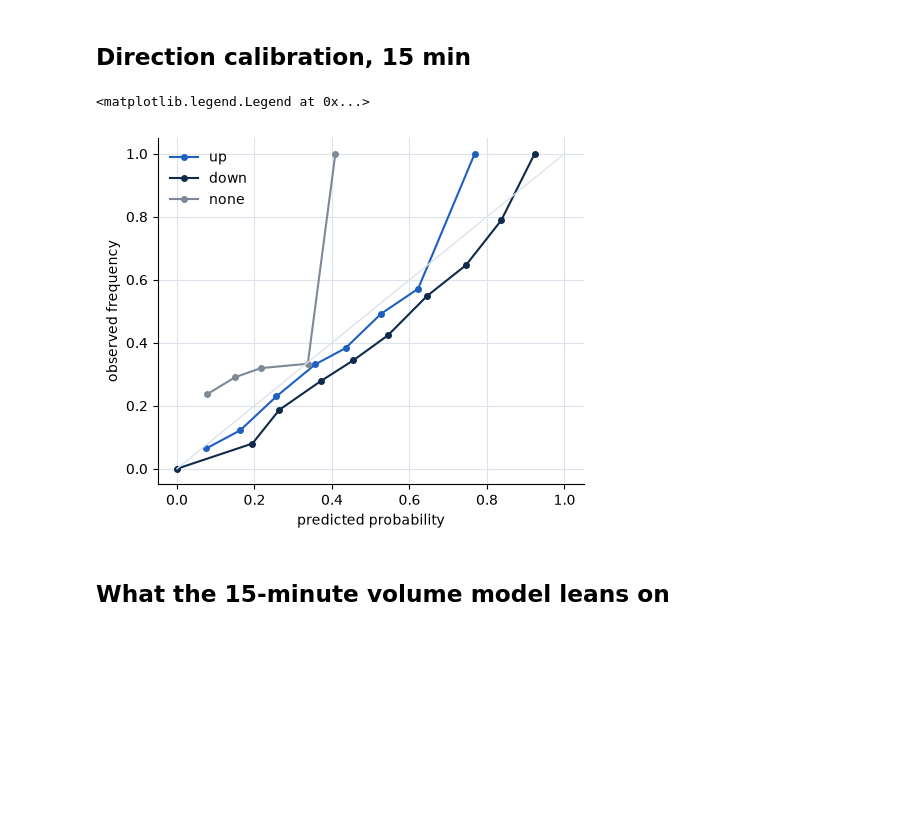
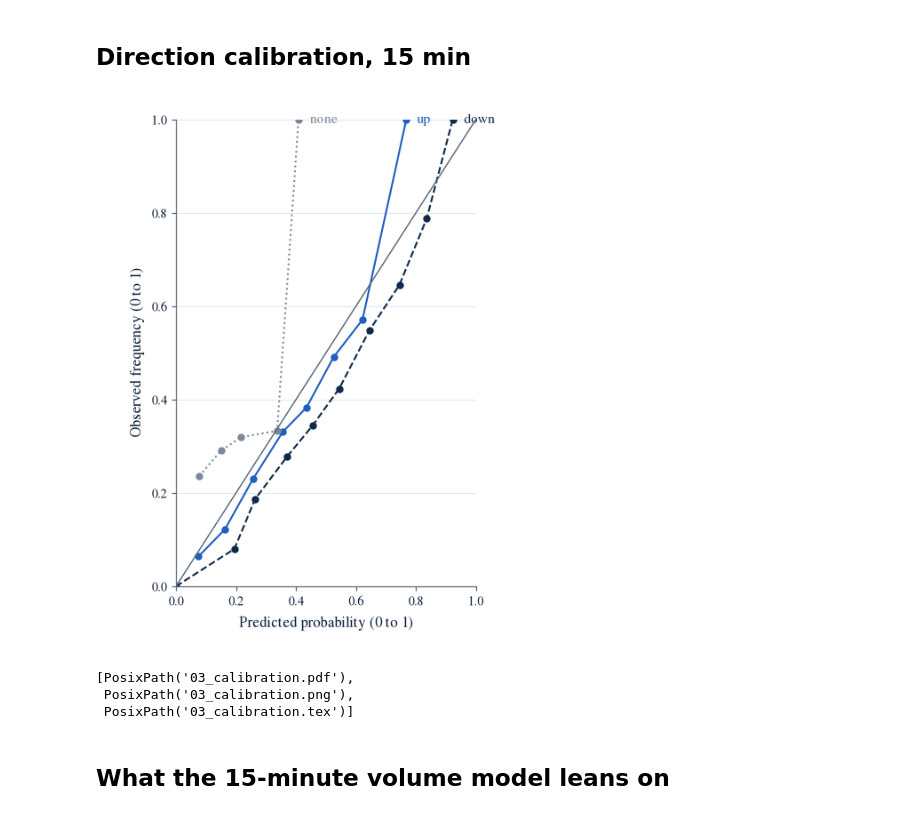
Before and after one commit to rikokardamow/nordcast, a Jupyter notebook: notebooks/03_model.ipynb, the cells around one changed output. Saved outputs shown, nothing was run; the diff lists cells and outputs as text; code cells hidden in the pictures; blank space fills up the shorter version.

```diff
--- a/notebooks/03_model.ipynb
+++ b/notebooks/03_model.ipynb
@@ -136,22 +127,52 @@ pd.DataFrame(
 | 60 | 0.856 | 0.853 |
 # %% [markdown]
 ## Direction calibration, 15 min
-# %%
-val, pred, _ = preds[15]
-fig, ax = plt.subplots(figsize=(5.5, 4.5))
-for cls, colour in (("up", BLUE), ("down", NAVY), ("none", GREY)):
-    p = pred[f"p_{cls}"]
-    bins = pd.cut(p, np.linspace(0, 1, 11), include_lowest=True)
-    obs = (val.y_dir == cls).groupby(bins, observed=True).mean()
-    mid = p.groupby(bins, observed=True).mean()
-    ax.plot(mid, obs, "o-", color=colour, label=cls, ms=4)
-ax.plot([0, 1], [0, 1], color=BAND, lw=1)
-ax.set_xlabel("predicted probability")
-ax.set_ylabel("observed frequency")
-ax.legend(frameon=False)
-# %% [output]
-<matplotlib.legend.Legend at 0x...>
-[figure, removed]
+# %%
+val, pred, _ = preds[15]
+fig, axes = ps.figure(width=ps.COLUMN)
+ax = axes[0][0]
+curves, over = [], []
+for cls, colour, ls in (
+    ("up", ps.PALETTE[1], "-"),
+    ("down", ps.PALETTE[0], "--"),
+    ("none", ps.PALETTE[2], ":"),
+):
+    p = pred[f"p_{cls}"]
+    bins = pd.cut(p, np.linspace(0, 1, 11), include_lowest=True)
+    obs = (val.y_dir == cls).groupby(bins, observed=True).mean()
+    mid = p.groupby(bins, observed=True).mean()
+    if cls != "none":
+        mask = (mid >= 0.2) & (mid <= 0.7)
+        over += list((mid - obs)[mask])
+    ax.plot(mid, obs, marker="o", ls=ls, color=colour, ms=3)
+    curves.append((cls, colour, float(mid.iloc[-1]), float(obs.iloc[-1])))
+ax.plot([0, 1], [0, 1], color=ps.TOKENS["text_muted"], lw=0.7)
+ax.set_xlim(0, 1)
+ax.set_ylim(0, 1)
+ps.frame(
+    fig,
+    title=(
+        f"At 15 min the up and down probabilities between 0.2 and 0.7 overstate the observed "
+        f"frequency by {100 * np.mean(over):.0f} percentage points on average"
+    ),
+    subtitle="LightGBM v1 hold-out model; ten equal-width probability bins per class; the diagonal is perfect calibration; the top bins hold few ISPs. Estimated vintages, not the record.",
+    units="probability",
+    source=f"{ATTRIBUTION}; data/training/h15.parquet, models/holdout-lightgbm-v1-h15.pkl",
+    licence=LICENCE,
+    asof=f"{val.target.max():%Y-%m-%d}",
+    xlabel="Predicted probability (0 to 1)",
+    ylabel="Observed frequency (0 to 1)",
+    margins=(0.6, 0.55, 0.2, 0.5),
+)
+for cls, colour, x_end, y_end in curves:
+    name_label(ax, x_end, y_end, cls, color=colour)
+ps.show(fig)
+ps.save(fig, "03_calibration", formats=("pdf", "png", "tex"))
+# %% [output]
+[figure, added]
+[PosixPath('03_calibration.pdf'),
+ PosixPath('03_calibration.png'),
+ PosixPath('03_calibration.tex')]
 # %% [markdown]
 ## What the 15-minute volume model leans on
 # %%
```
Also changed, not shown: parts of 1 cell of this notebook, 4 other files.
